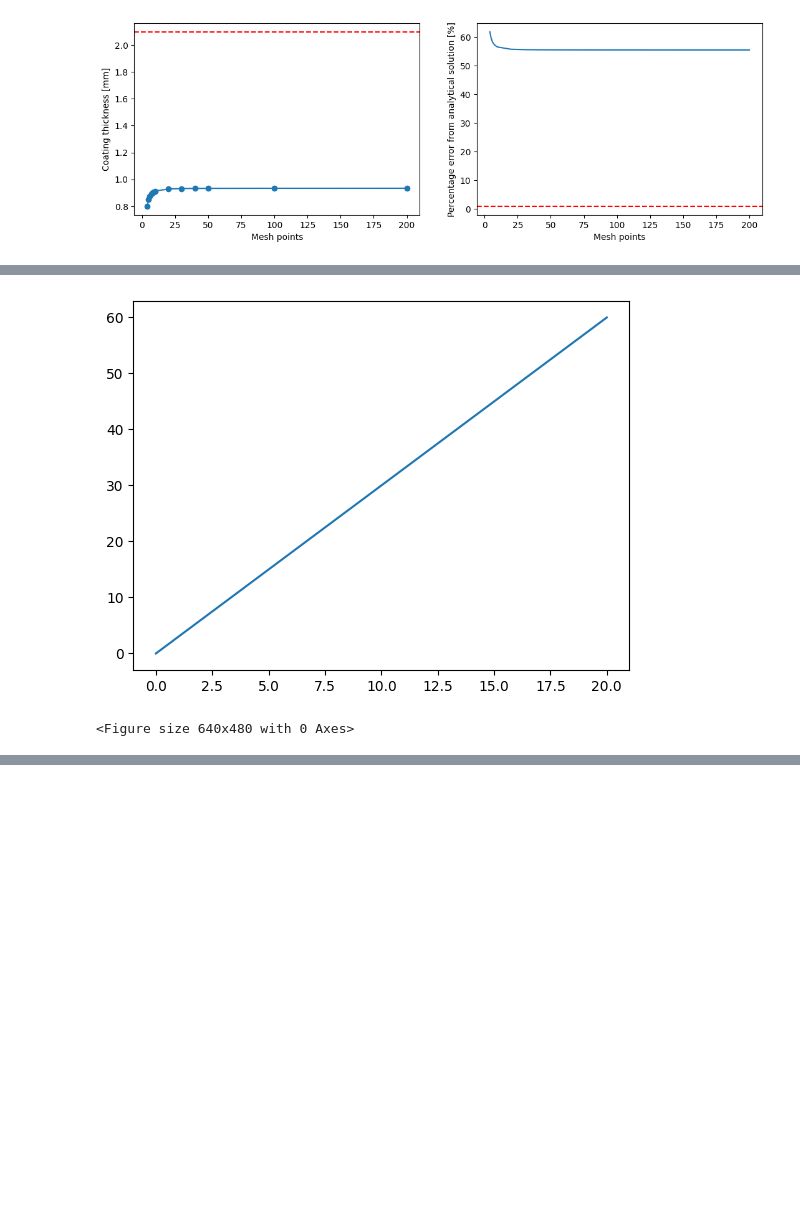
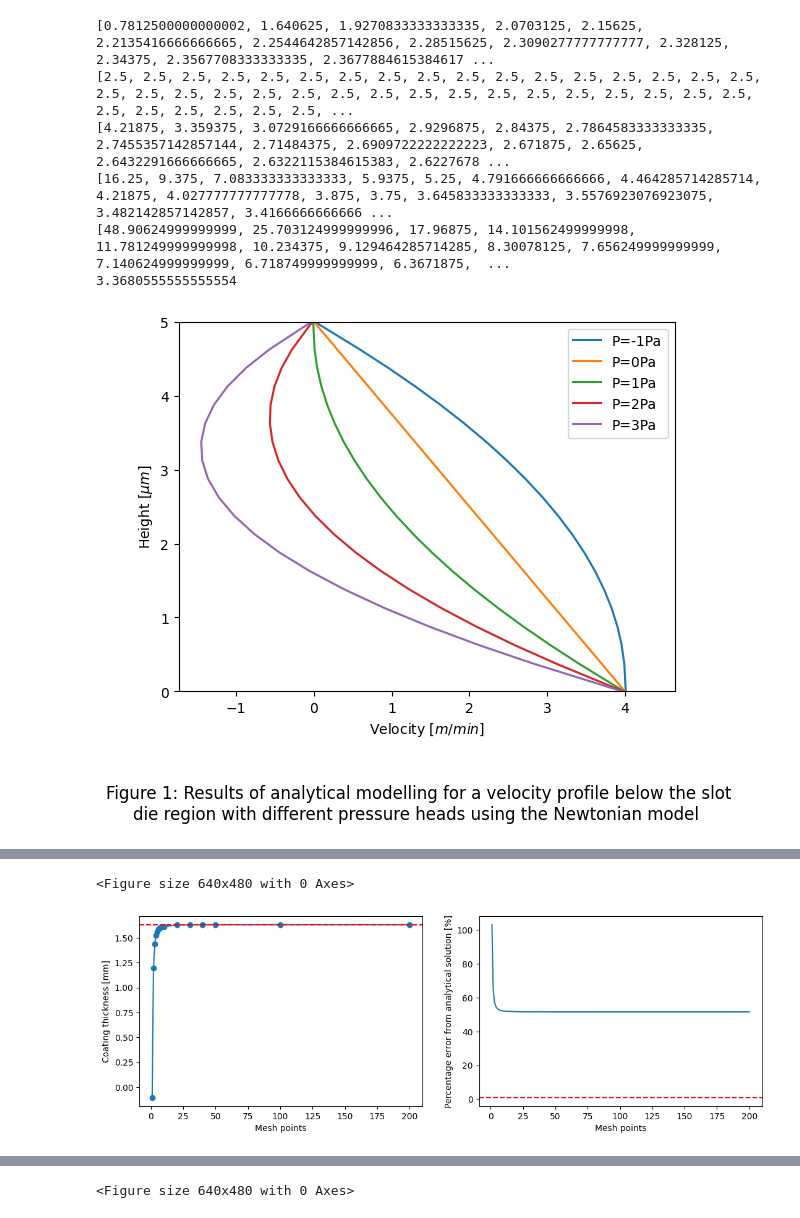
Before and after one commit to FW-Coding/FUSE-Internship-2024, a Jupyter notebook: Clean model.ipynb, the cells around one changed output, grey strips where cells are left out. Cells and saved outputs as stored; diff of their text form; code cells hidden in the pictures; blank space fills up the shorter version.

```diff
--- a/Clean model.ipynb
+++ b/Clean model.ipynb
@@ -223,28 +228,33 @@ class Newtonian(pybamm.BaseModel):
 # %%
 #Add parameters
 param = pybamm.ParameterValues(
     {
-        "Pressure [Pa]": 2,
-        "Yield stress [Pa]": 2,
+        "Pressure [Pa]": 1,
+        "Yield stress [Pa]": 1.5,
         "Exponent parameter [t]": 3,
-        "Coating Gap [mm]": 4,
-        "Coating speed [mms-1]": 10,
+        "Coating Gap [mm]": 5,
+        "Coating speed [mms-1]": 4,
         "Newtionian viscosity [Pa]": 3,
         "Shear strain [s-1]": 1,
-        "Integration constant 1": 1,
-        "Integration constant 2": 1,
 
         "Power-law index": 1,
 
     }
 )
 
 
 model = Newtonian(param=param)
-#model.velocity_profile(normalised=0)
-#model.velocity_profile(normalised=1)
+model.velocity_profile(normalised=0)
+model.velocity_profile(normalised=1)
 model.thickness_convergence()
 model.analytical_thickness(plot =1)
+print(model.analytical_thickness(plot =0))
 model.viscosity_profile()
 # %% [output]
+[0.7812500000000002, 1.640625, 1.9270833333333335, 2.0703125, 2.15625, 2.2135416666666665, 2.2544642857142856, 2.28515625, 2.3090277777777777, 2.328125, 2.34375, 2.3567708333333335, 2.3677884615384617 ...
+[2.5, 2.5, 2.5, 2.5, 2.5, 2.5, 2.5, 2.5, 2.5, 2.5, 2.5, 2.5, 2.5, 2.5, 2.5, 2.5, 2.5, 2.5, 2.5, 2.5, 2.5, 2.5, 2.5, 2.5, 2.5, 2.5, 2.5, 2.5, 2.5, 2.5, 2.5, 2.5, 2.5, 2.5, 2.5, 2.5, 2.5, 2.5, 2.5, 2.5, ...
+[4.21875, 3.359375, 3.0729166666666665, 2.9296875, 2.84375, 2.7864583333333335, 2.7455357142857144, 2.71484375, 2.6909722222222223, 2.671875, 2.65625, 2.6432291666666665, 2.6322115384615383, 2.6227678 ...
+[16.25, 9.375, 7.083333333333333, 5.9375, 5.25, 4.791666666666666, 4.464285714285714, 4.21875, 4.027777777777778, 3.875, 3.75, 3.645833333333333, 3.5576923076923075, 3.482142857142857, 3.4166666666666 ...
+[48.90624999999999, 25.703124999999996, 17.96875, 14.101562499999998, 11.781249999999998, 10.234375, 9.129464285714285, 8.30078125, 7.656249999999999, 7.140624999999999, 6.718749999999999, 6.3671875,  ...
+3.3680555555555554
-[figure, old version]
+[figure, new version]
@@ -252,2 +262,2 @@ model.viscosity_profile()
+<Figure size 640x480 with 0 Axes>
-[figure, old version]
+[figure, new version]
-<Figure size 640x480 with 0 Axes>
@@ -253,0 +266 @@ model.viscosity_profile()
+<Figure size 640x480 with 0 Axes>
```
Also changed, not shown: parts of 2 cells of this notebook, 3 other files.
